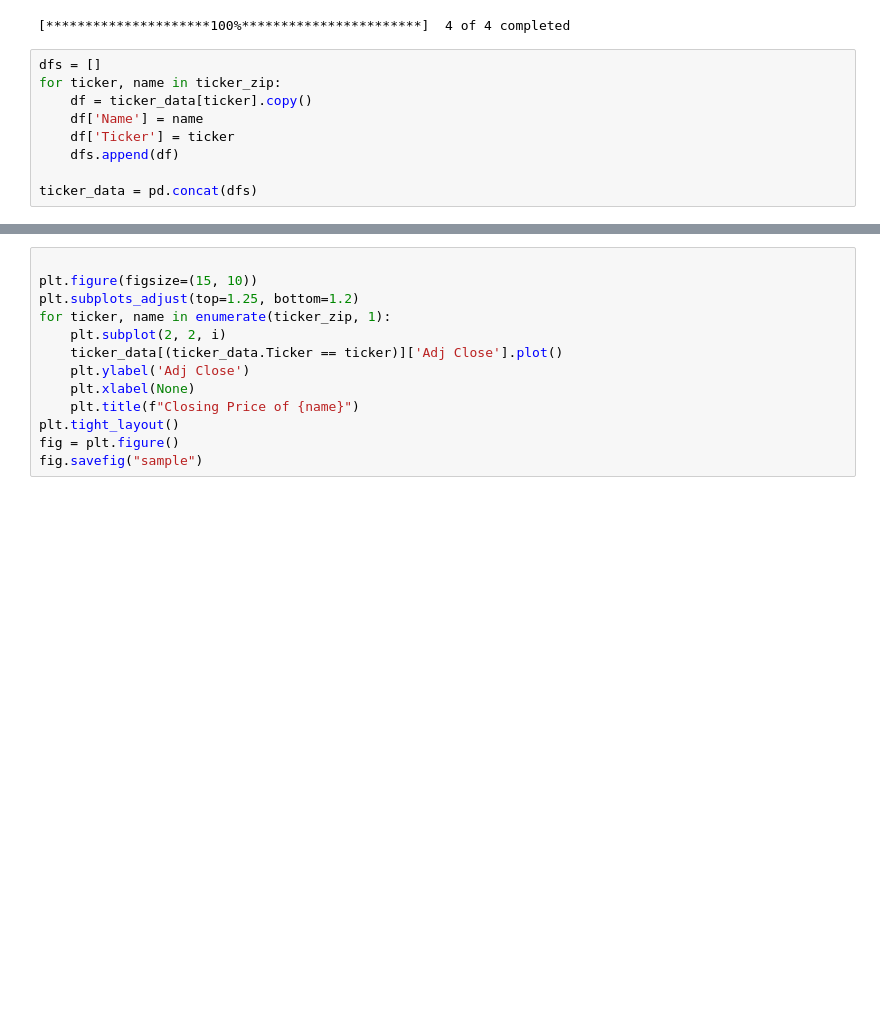
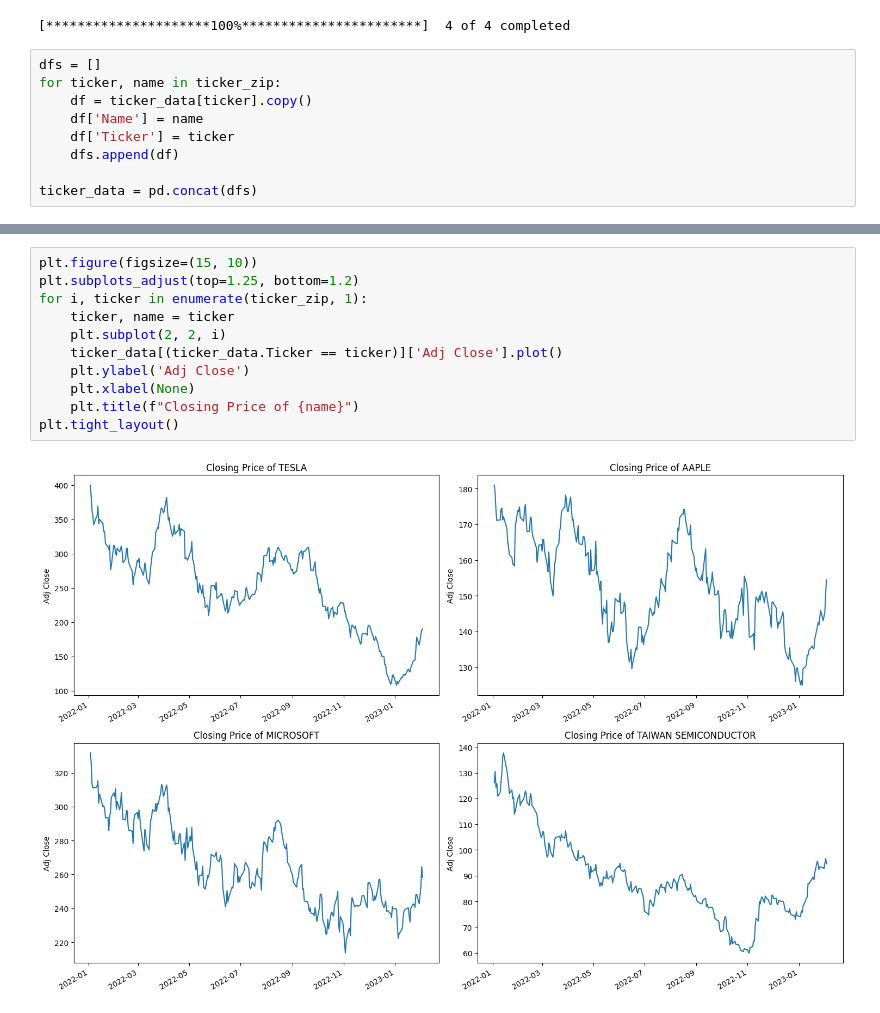
Before and after one commit to arijeetmkh/lstm-stocks, a Jupyter notebook: src/lstm.ipynb, the cells around one changed output, grey strips where cells are left out. Drawn from its saved outputs; the diff is of its cells as text; blank space fills up the shorter version.

Commit message:
fix plots

```diff
--- a/src/lstm.ipynb
+++ b/src/lstm.ipynb
@@ -45,13 +41,13 @@ ticker_data
 # %%
-
 plt.figure(figsize=(15, 10))
 plt.subplots_adjust(top=1.25, bottom=1.2)
-for ticker, name in enumerate(ticker_zip, 1):
+for i, ticker in enumerate(ticker_zip, 1):
+    ticker, name = ticker
     plt.subplot(2, 2, i)
     ticker_data[(ticker_data.Ticker == ticker)]['Adj Close'].plot()
     plt.ylabel('Adj Close')
     plt.xlabel(None)
     plt.title(f"Closing Price of {name}")
 plt.tight_layout()
-fig = plt.figure()
-fig.savefig("sample")
+# %% [output]
+[figure, added]
```
Also changed, not shown: parts of 3 cells of this notebook, 1 other file.
